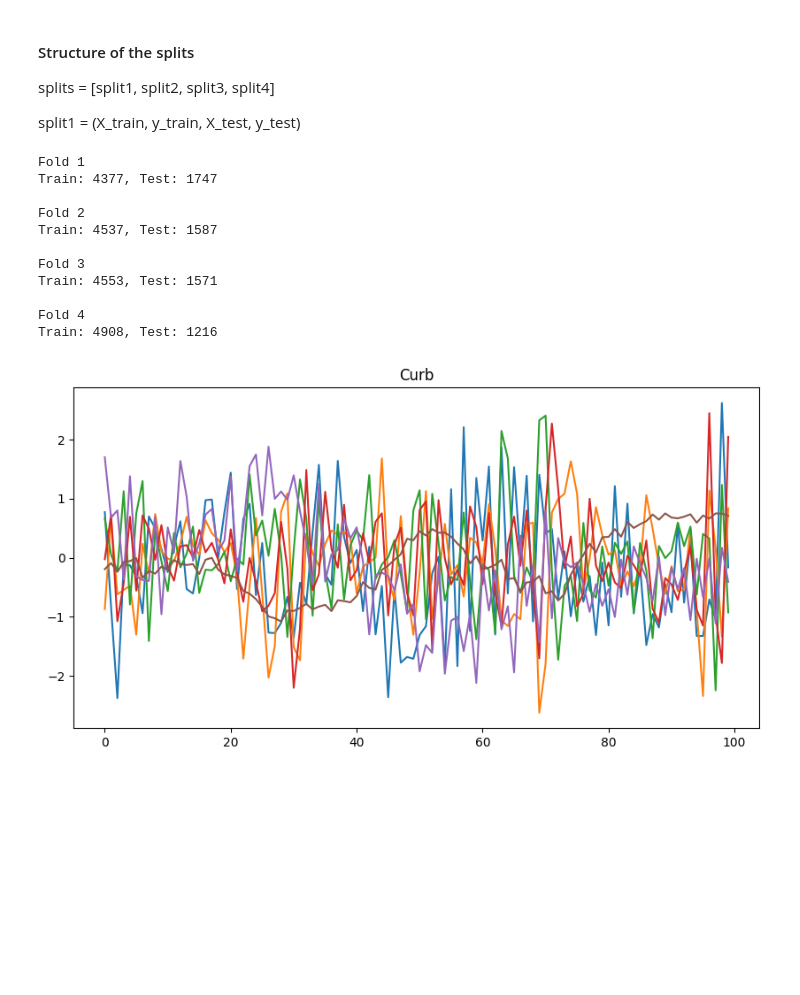
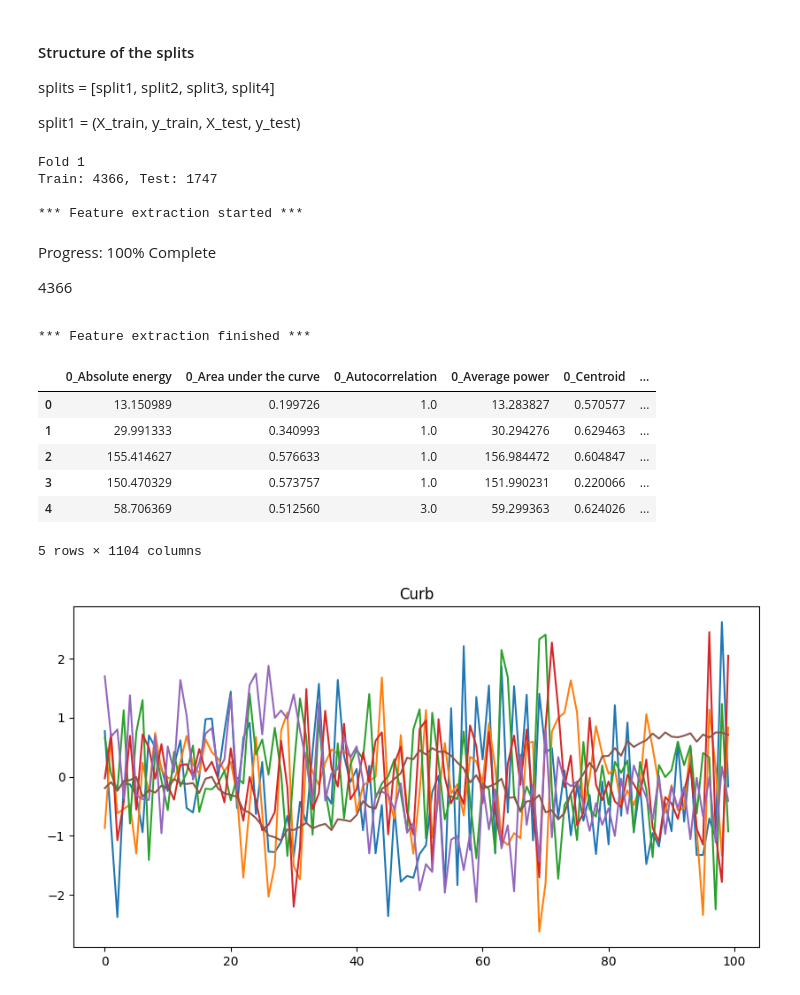
Before and after one commit to aalbayrak394/ComTec-I, a Jupyter notebook: notebooks/03-Pipeline.ipynb, the cells around one changed output. Cells and saved outputs as stored; diff of their text form; code cells hidden in the pictures; blank space fills up the shorter version.

```diff
--- a/notebooks/03-Pipeline.ipynb
+++ b/notebooks/03-Pipeline.ipynb
@@ -24,7 +25,7 @@ ntp_intervals = {  # file+path: (start_ntp, end_ntp)
 }
 # %%
 pipeline = PreprocessingPipeline(ntp_intervals=ntp_intervals)
-splits = pipeline.run()
+splits = pipeline.create_splits()
 # %% [markdown]
 #### Structure of the splits
 splits = [split1, split2, split3, split4]
@@ -33,20 +34,30 @@ split1 = (X_train, y_train, X_test, y_test)
 # %%
 # Examplray usage for a 4-Fold Cross-Validation
 for i, (X_train, y_train, X_test, y_test) in enumerate(splits):
     print(f'Fold {i+1}')
     print(f'Train: {X_train.shape[0]}, Test: {X_test.shape[0]}\n')
+
+    # Extract features
+    cfg = tsfel.get_features_by_domain()
+    X_tsfel_train = tsfel.time_series_features_extractor(cfg, X_train)
+    break
+
+X_tsfel_train.head()
 # %% [output]
 Fold 1
-Train: 4377, Test: 1747
+Train: 4366, Test: 1747
 
-Fold 2
-Train: 4537, Test: 1587
-
-Fold 3
-Train: 4553, Test: 1571
-
-Fold 4
-Train: 4908, Test: 1216
+*** Feature extraction started ***
+Progress: 100% Complete
+4366
+*** Feature extraction finished ***
+|  | 0_Absolute energy | 0_Area under the curve | 0_Autocorrelation | 0_Average power | 0_Centroid | ... |
+| 0 | 13.150989 | 0.199726 | 1.0 | 13.283827 | 0.570577 | ... |
+| 1 | 29.991333 | 0.340993 | 1.0 | 30.294276 | 0.629463 | ... |
+| 2 | 155.414627 | 0.576633 | 1.0 | 156.984472 | 0.604847 | ... |
+| 3 | 150.470329 | 0.573757 | 1.0 | 151.990231 | 0.220066 | ... |
+| 4 | 58.706369 | 0.512560 | 3.0 | 59.299363 | 0.624026 | ... |
+5 rows × 1104 columns
 # %%
 # Show first sample of a split
 X_train, y_train, X_test, y_test = splits[0]
```
Also changed, not shown: parts of 1 cell of this notebook, 6 other files.
